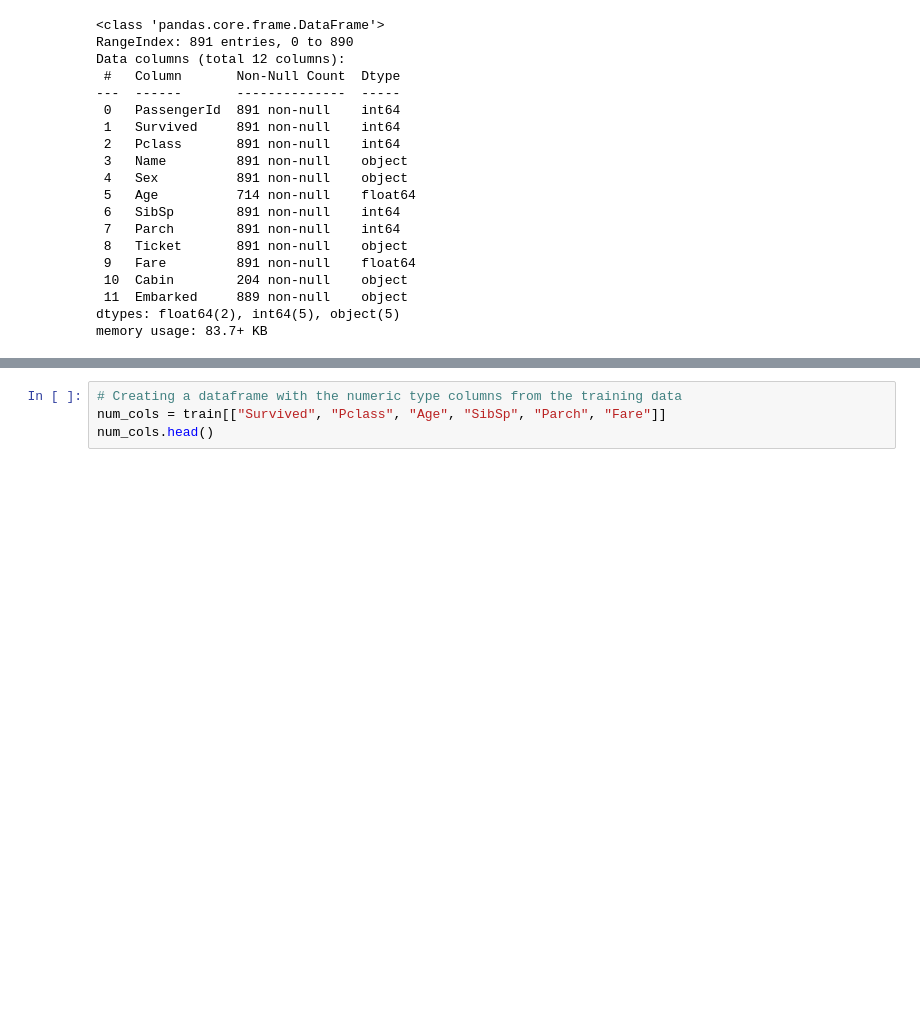
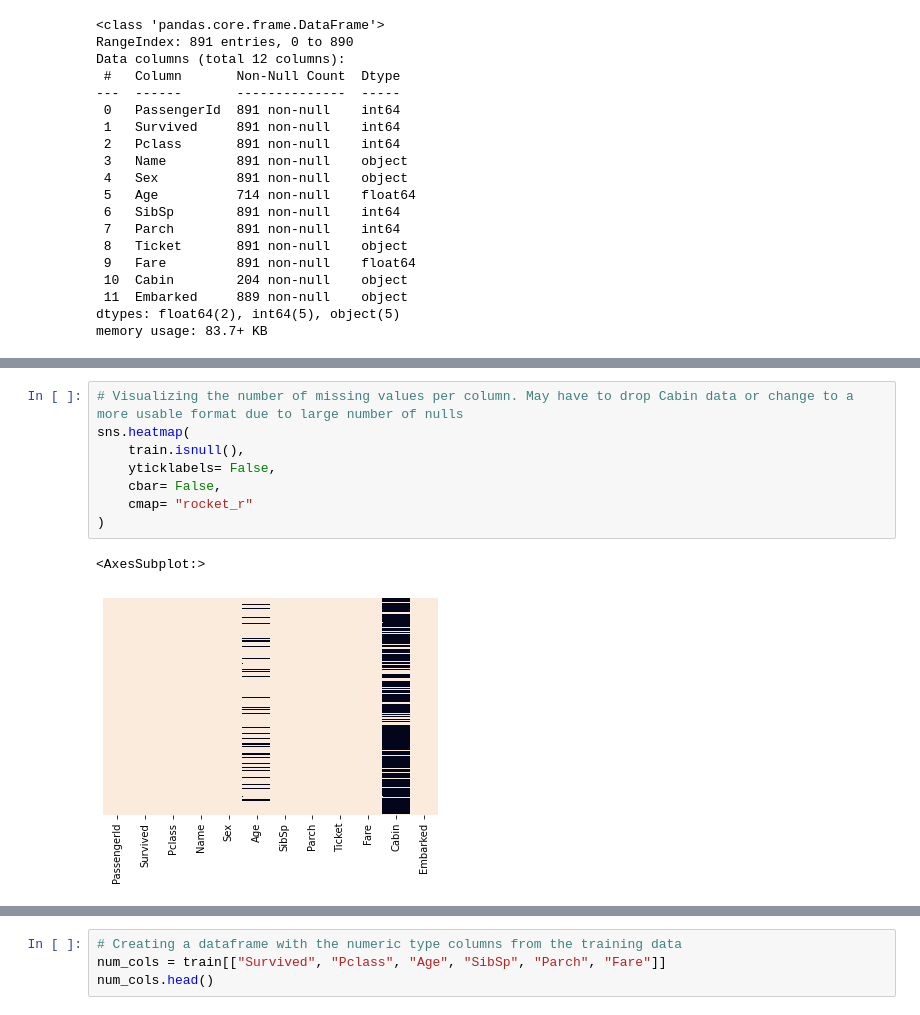
Before and after one commit to josem279/titanic_dataset, a Jupyter notebook: titanic_notebook.ipynb, the cells around one changed output, grey strips where cells are left out. Drawn from its saved outputs; the diff is of its cells as text; blank space fills up the shorter version.

```diff
--- a/titanic_notebook.ipynb
+++ b/titanic_notebook.ipynb
@@ -35 +64,12 @@ memory usage: 83.7+ KB
+# %%
+# Visualizing the number of missing values per column. May have to drop Cabin data or change to a more usable format due to large number of nulls
+sns.heatmap(
+    train.isnull(),
+    yticklabels= False,
+    cbar= False,
+    cmap= "rocket_r"
+)
+# %% [output]
+<AxesSubplot:>
+[figure, added]
 # %%
```
Also changed, not shown: parts of 9 cells of this notebook, 2 other files.
